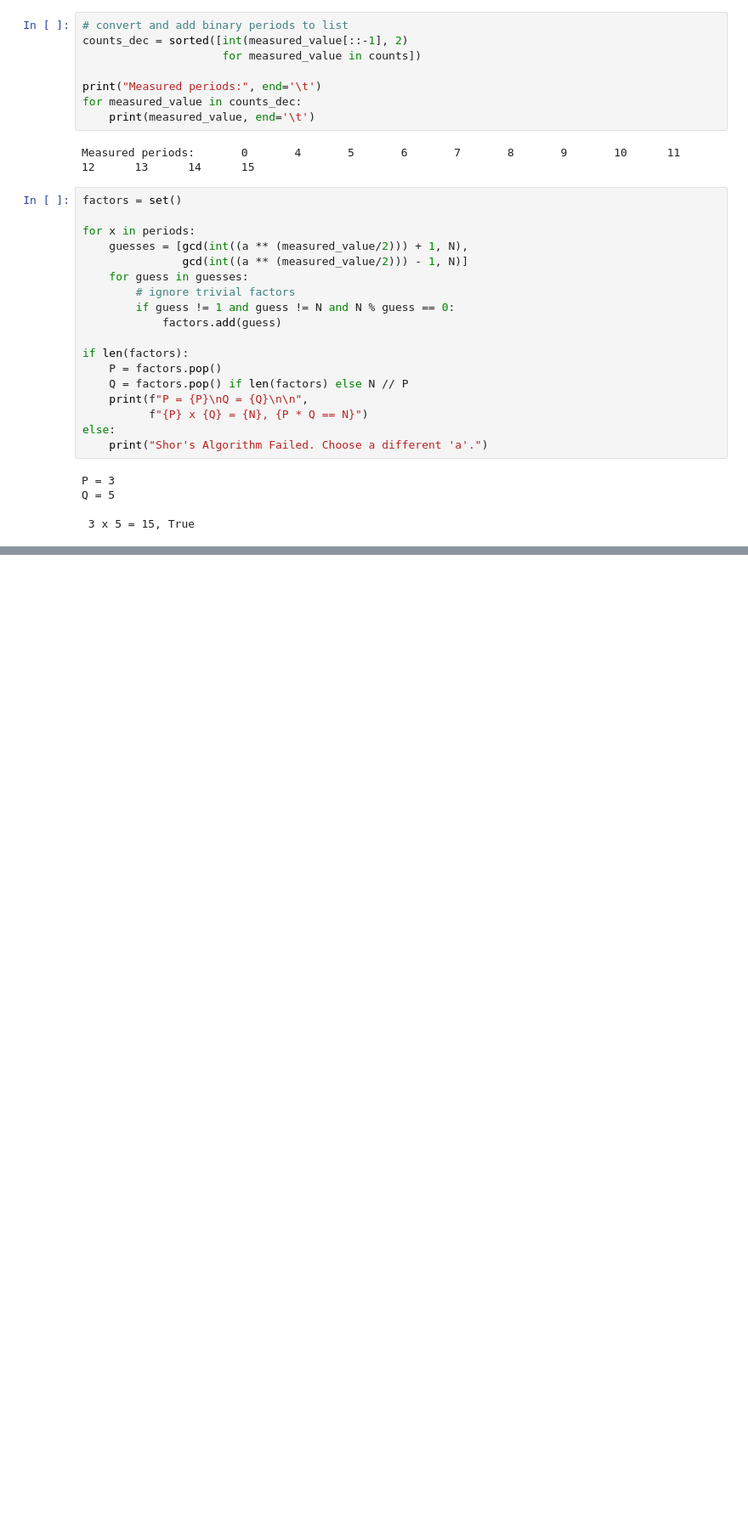
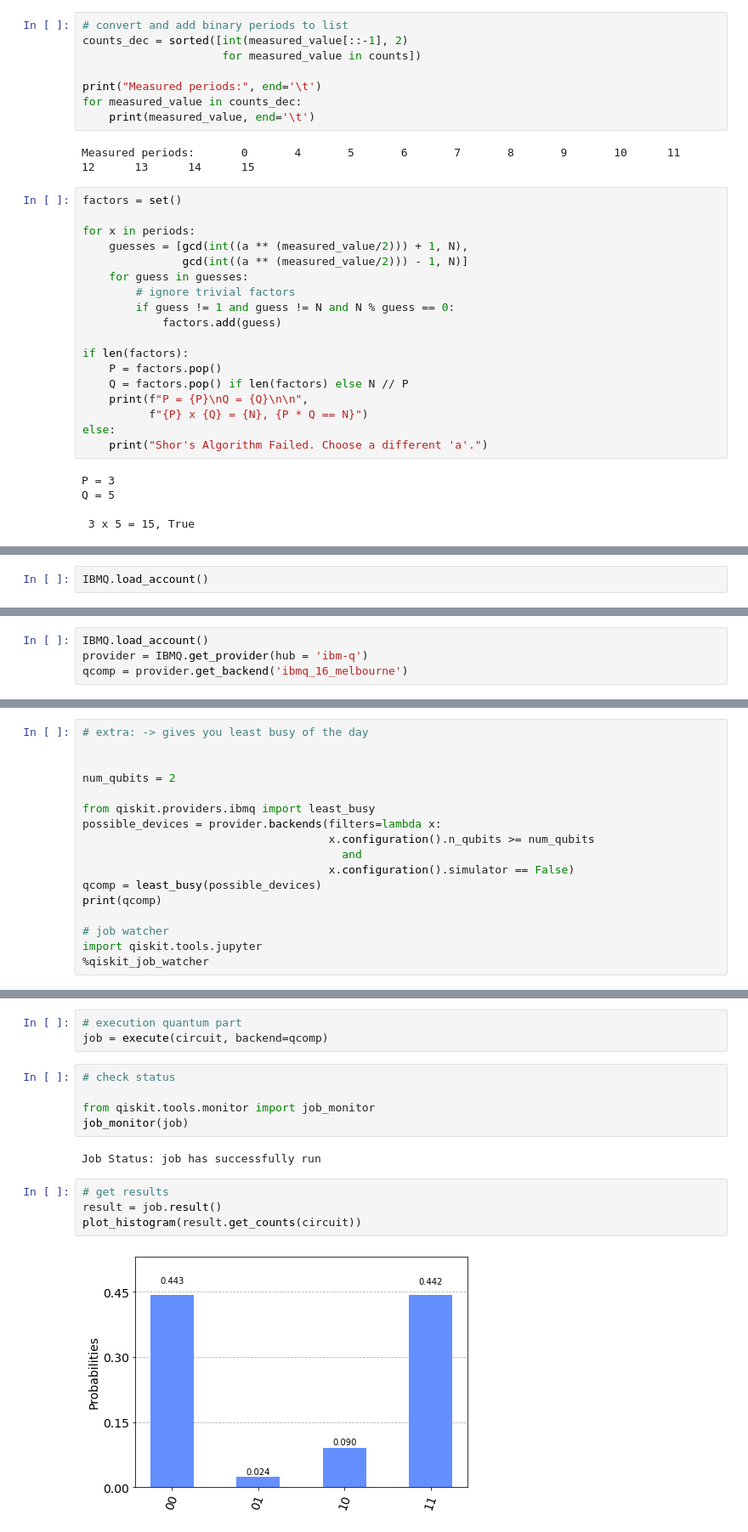
Before and after one commit to j-a-whl/QNN-proj-auc, a Jupyter notebook: Shor algo full.ipynb, the cells around one changed output, grey strips where cells are left out. Shown at 85% size. Saved outputs shown, nothing was run; the diff lists cells and outputs as text; blank space fills up the shorter version.

```diff
--- a/Shor algo full.ipynb
+++ b/Shor algo full.ipynb
@@ -340,0 +345,2 @@ Q = 5
+# %%
+IBMQ.load_account()
@@ -340,0 +394,4 @@ Q = 5
+# %%
+IBMQ.load_account()
+provider = IBMQ.get_provider(hub = 'ibm-q')
+qcomp = provider.get_backend('ibmq_16_melbourne')
@@ -340,0 +400,17 @@ Q = 5
+# %%
+# extra: -> gives you least busy of the day
+
+
+num_qubits = 2
+
+from qiskit.providers.ibmq import least_busy
+possible_devices = provider.backends(filters=lambda x:
+                                     x.configuration().n_qubits >= num_qubits
+                                       and
+                                     x.configuration().simulator == False)
+qcomp = least_busy(possible_devices)
+print(qcomp)
+
+# job watcher
+import qiskit.tools.jupyter
+%qiskit_job_watcher
@@ -340,0 +421,16 @@ Q = 5
+# %%
+# execution quantum part
+job = execute(circuit, backend=qcomp)
+# %%
+# check status
+
+from qiskit.tools.monitor import job_monitor
+job_monitor(job)
+# %% [output]
+Job Status: job has successfully run
+# %%
+# get results
+result = job.result()
+plot_histogram(result.get_counts(circuit))
+# %% [output]
+[figure, added]
```
Also changed, not shown: parts of 10 cells of this notebook, 7 other files.
